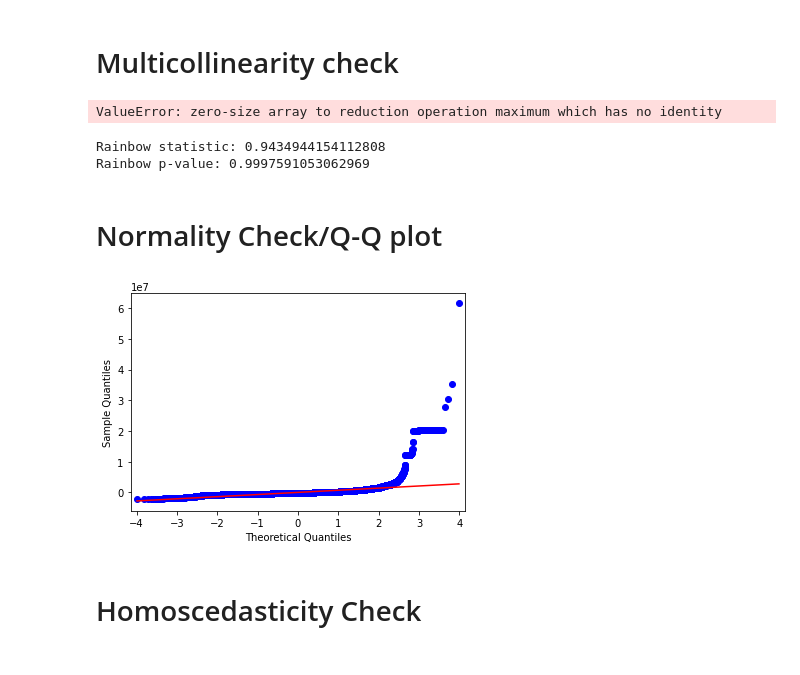
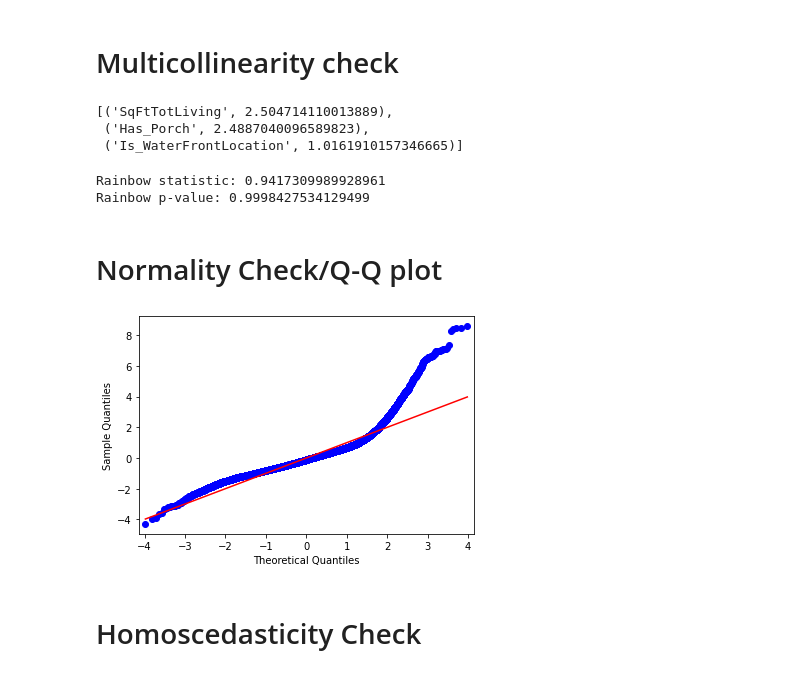
Before and after one commit to angelicacodes/phase_2_project_chicago-sf-seattle-ds-082420, a Jupyter notebook: notebooks/eda/Angelica_EDA2.ipynb, the cells around one changed output. Saved outputs shown, nothing was run; the diff lists cells and outputs as text; code cells hidden in the pictures.

Commit message:
using sale price expanded param

```diff
--- a/notebooks/eda/Angelica_EDA2.ipynb
+++ b/notebooks/eda/Angelica_EDA2.ipynb
@@ -427,6 +483,14 @@ Warnings:
 strong multicollinearity or other numerical problems.
 # %% [markdown]
 ### ML_Model 3
+# %%
+outcome = 'SalePrice'
+x_cols = ['SqFtTotLiving','Has_Porch', 'Is_WaterFrontLocation']
+# %%
+predictors = '+'.join(x_cols)
+formula = outcome + '~' + predictors
+ml_model2 = ols(formula=formula, data=df).fit()
+ml_model2.summary()
 # %% [markdown]
 # Multicollinearity check
 # %%
@@ -436,18 +500,20 @@ X = df[x_cols]
 vif = [variance_inflation_factor(X.values, i) for i in range(X.shape[1])]
 list(zip(x_cols, vif))
 # %% [output]
-ValueError: zero-size array to reduction operation maximum which has no identity
+[('SqFtTotLiving', 2.504714110013889),
+ ('Has_Porch', 2.4887040096589823),
+ ('Is_WaterFrontLocation', 1.0161910157346665)]
 # %%
 #values are under 5 vif, no collinearity as is
 # %%
 #testing with Rainbow test
 
-rainbow_statistic, rainbow_p_value = linear_rainbow(fsm_model)
+rainbow_statistic, rainbow_p_value = linear_rainbow(ml_model2)
 print("Rainbow statistic:", rainbow_statistic)
 print("Rainbow p-value:", rainbow_p_value)
 # %% [output]
-Rainbow statistic: 0.9434944154112808
-Rainbow p-value: 0.9997591053062969
+Rainbow statistic: 0.9417309989928961
+Rainbow p-value: 0.9998427534129499
 # %% [markdown]
 # Normality Check/Q-Q plot
 # %%
@@ -457,9 +523,9 @@ import scipy.stats as stats
 dist=stats.norm
 fit=True
 # %%
-fig = sm.graphics.qqplot(model.resid, line='r')
+fig = sm.graphics.qqplot(ml_model2.resid, line='s',dist=stats.norm, fit=True)
 # %% [output]
-[figure, old version]
+[figure, new version]
 # %% [markdown]
 # Homoscedasticity Check
 # %%
```
Also changed, not shown: parts of 12 cells of this notebook.
